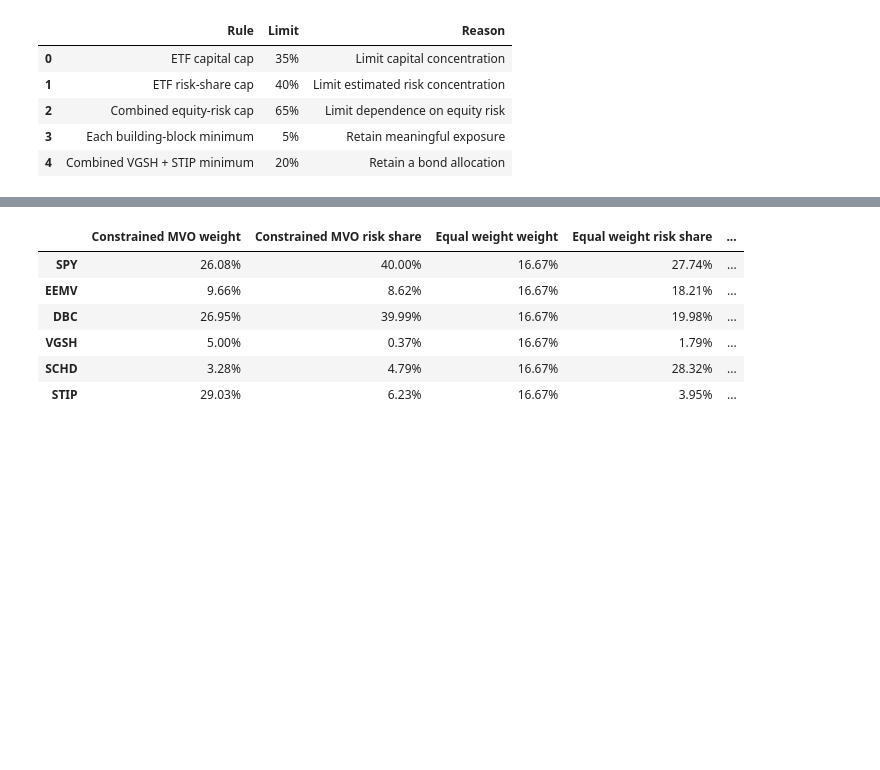
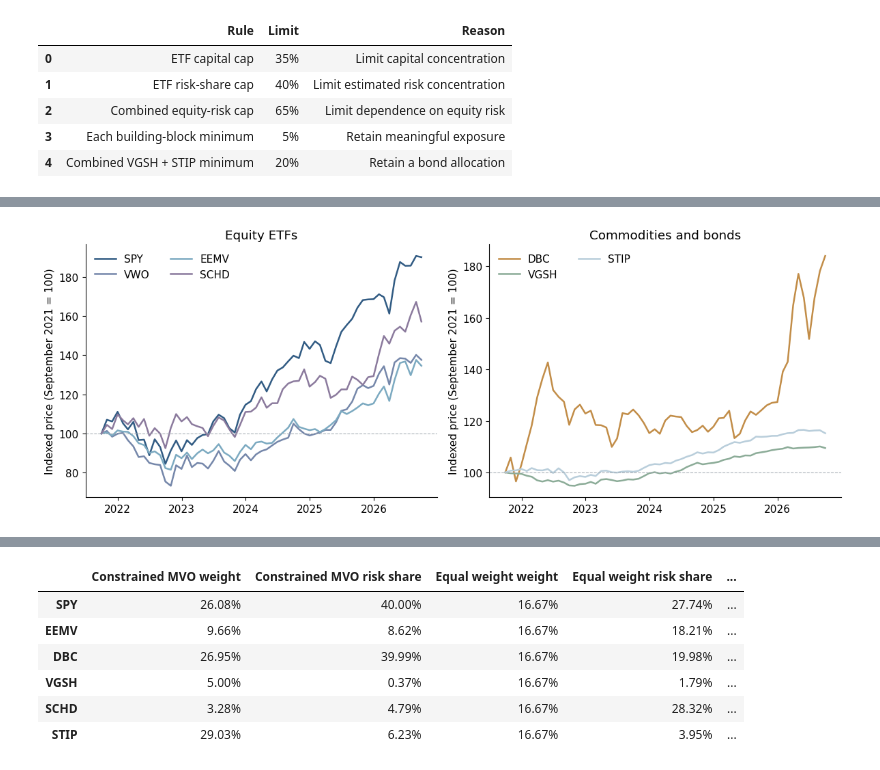
Before and after one commit to kybeka/meridian-capital, a Jupyter notebook: research/round-1/round1_analysis.ipynb, the cells around one changed output, grey strips where cells are left out. Cells and saved outputs as stored; diff of their text form; code cells hidden in the pictures; blank space fills up the shorter version.

```diff
--- a/research/round-1/round1_analysis.ipynb
+++ b/research/round-1/round1_analysis.ipynb
@@ -117 +109,13 @@ annual_inputs = pd.DataFrame({
+# %%
+prices = pd.read_csv(DATA / "month_end_prices.csv", index_col="month", parse_dates=True)[ASSETS]
+returns = prices.pct_change(fill_method=None).iloc[1:]
+training = returns.loc[FIT_START:FIT_END]
+assert len(training) == 60 and np.isfinite(returns.to_numpy()).all()
+
+annual_mean = training.mean() * 12
+annual_covariance = training.cov() * 12
+annual_inputs = pd.DataFrame({
+    "annual_mean_input": annual_mean,
+    "annual_volatility": training.std(ddof=1) * np.sqrt(12),
+})
 # %%
@@ -148,0 +136,16 @@ Risk shares sum to one, but generally differ from capital weights. This portfoli
+# %%
+price_window = prices.loc["2021-09":FIT_END]
+indexed_prices = price_window.div(price_window.iloc[0]) * 100
+figure, axes = plt.subplots(1, 2, figsize=(12, 4.5), sharex=True)
+groups = [(["SPY", "VWO", "EEMV", "SCHD"], "Equity ETFs"),
+          (["DBC", "VGSH", "STIP"], "Commodities and bonds")]
+for axis, (tickers, title) in zip(axes, groups):
+    for ticker in tickers:
+        axis.plot(indexed_prices.index, indexed_prices[ticker], label=ticker,
+                  color=ASSET_COLORS[ticker], lw=1.8)
+    axis.axhline(100, color="#a5adb5", lw=0.8, linestyle="--")
+    axis.set(title=title, ylabel="Indexed price (September 2021 = 100)")
+    axis.legend(frameon=False, ncol=2)
+save_chart(figure, "indexed_prices")
+# %% [output]
+[figure, added]
```
Also changed, not shown: parts of 38 cells of this notebook, 50 other files.
